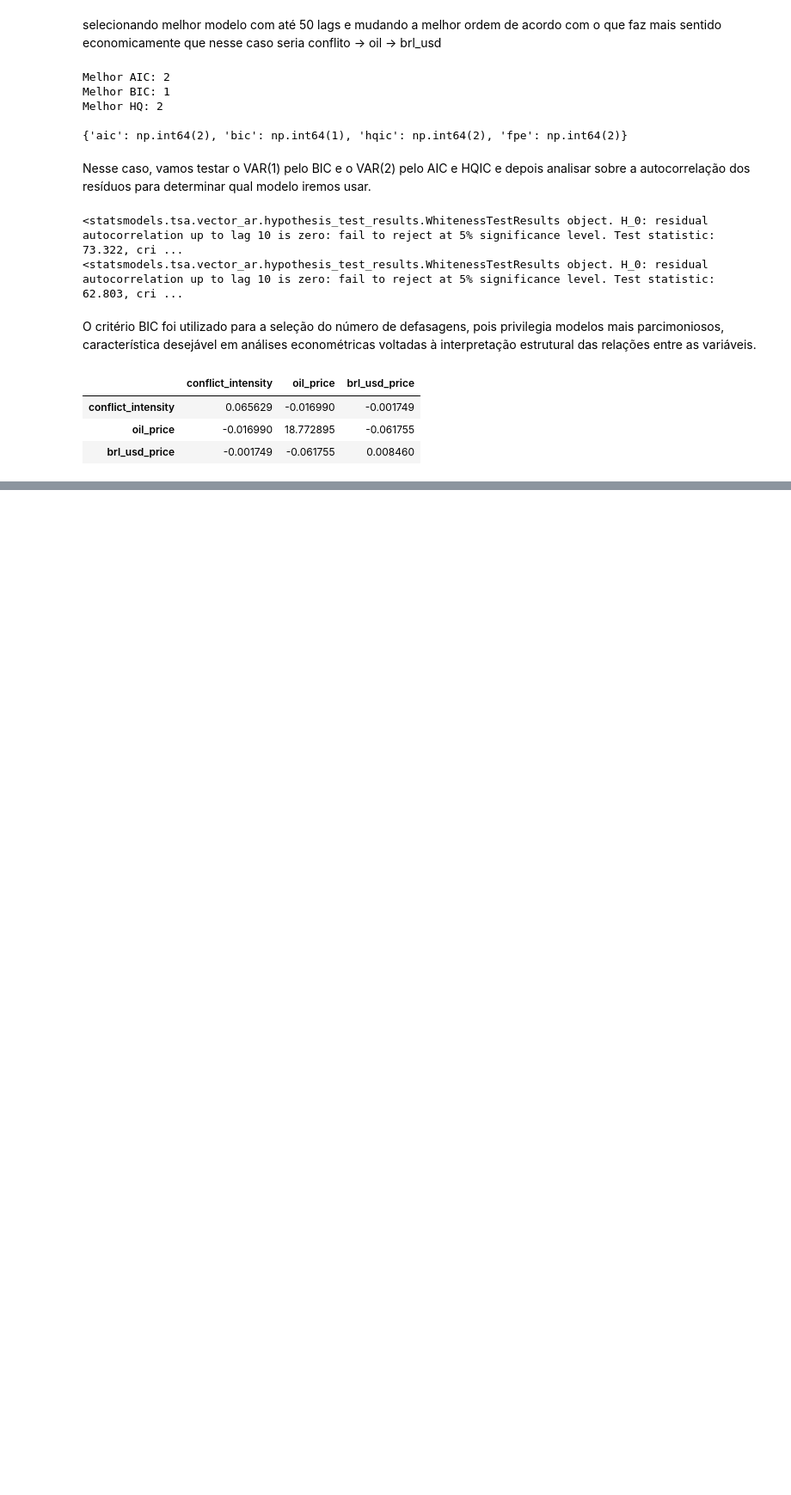
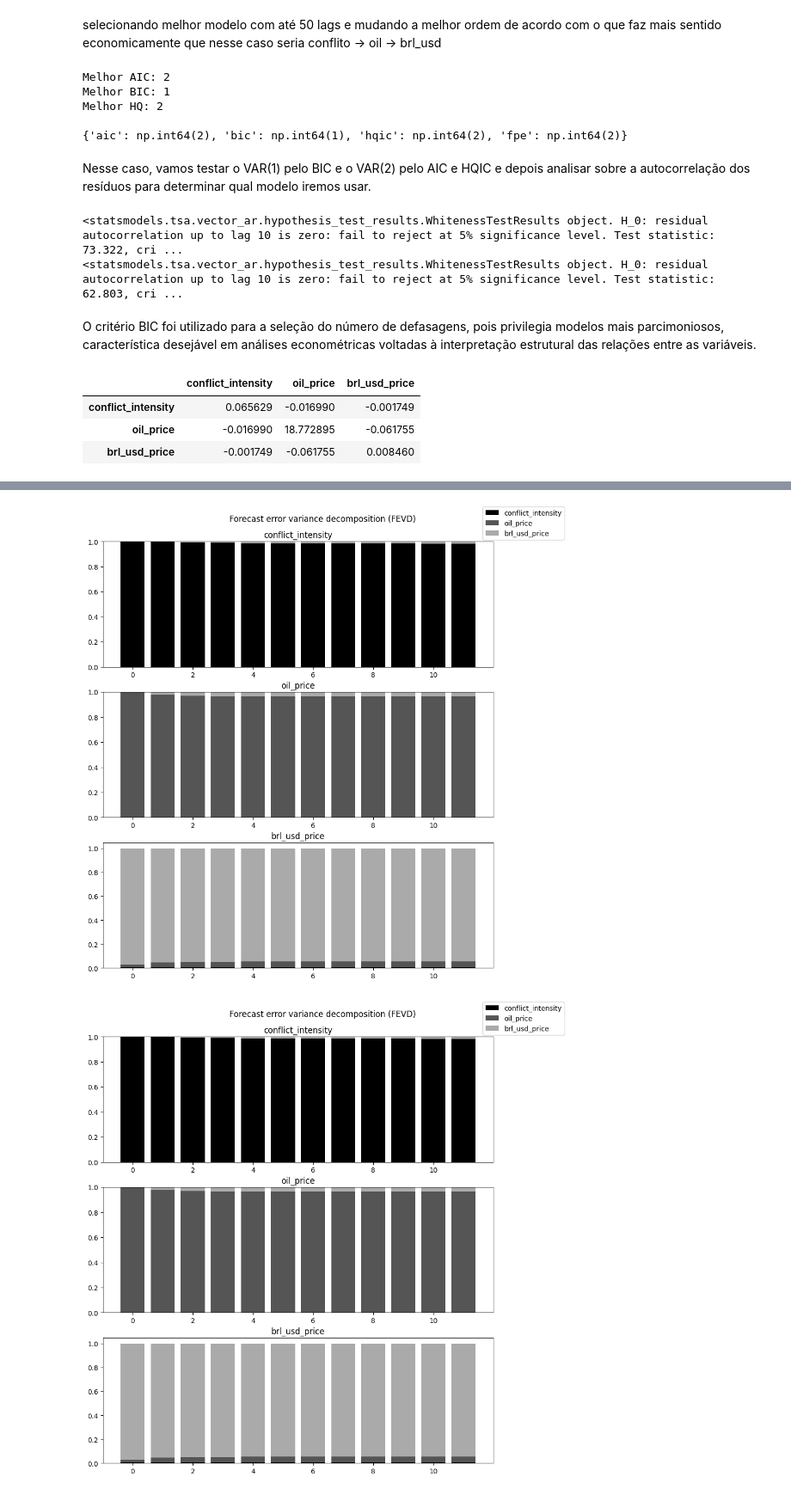
Before and after one commit to hertzrafael/middle-east-oil, a Jupyter notebook: var.ipynb, the cells around one changed output, grey strips where cells are left out. Shown at 86% size. Drawn from its saved outputs; the diff is of its cells as text; code cells hidden in the pictures; blank space fills up the shorter version.

```diff
--- a/var.ipynb
+++ b/var.ipynb
@@ -171,0 +180,6 @@ Como temos correlação contemporânea entre equações pela matriz, vamos aplic
+# %%
+fevd = results1.fevd(12)
+fevd.plot()
+# %% [output]
+[figure, added]
+[figure, added]
```
Also changed, not shown: parts of 3 cells of this notebook, 1 other file.
